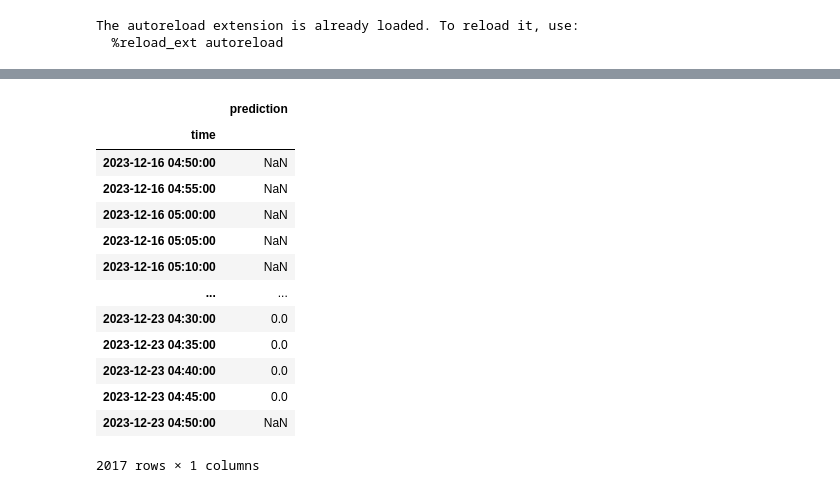
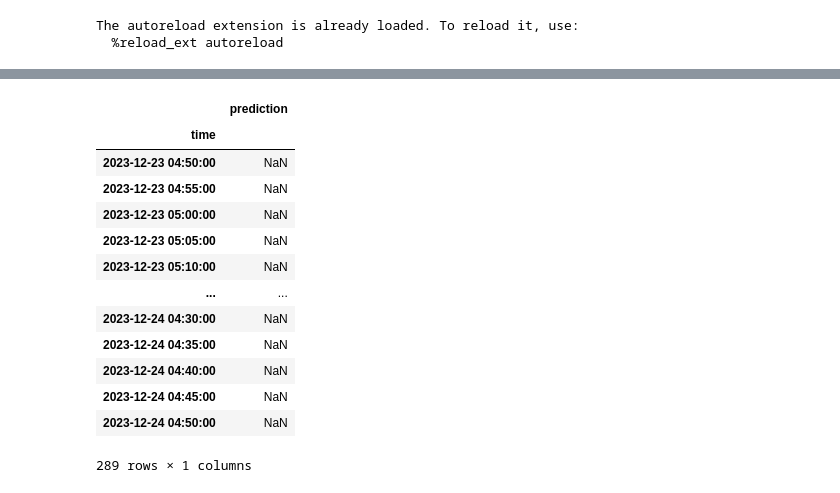
Before and after one commit to joliveros/exchange-data, a Jupyter notebook: notebooks/Predictions PNL.ipynb, the cells around one changed output, grey strips where cells are left out. Cells and saved outputs as stored; diff of their text form; code cells hidden in the pictures.

```diff
--- a/notebooks/Predictions PNL.ipynb
+++ b/notebooks/Predictions PNL.ipynb
@@ -42,7 +42,7 @@ The autoreload extension is already loaded. To reload it, use:
   %reload_ext autoreload
 # %%
 meas = 'prediction_UNFIUSDT'
-points = db.query(f'SELECT last(prediction) as prediction FROM {meas} WHERE time > now() - 7d GROUP BY time(5m)').get_points(meas)
+points = db.query(f'SELECT last(prediction) as prediction FROM {meas} WHERE time > now() - 1d GROUP BY time(5m)').get_points(meas)
 rows = []
 
 for data in points:
@@ -58,16 +58,16 @@ pred_df
 |  | prediction |
 | time |  |
-| 2023-12-16 04:50:00 | NaN |
-| 2023-12-16 04:55:00 | NaN |
-| 2023-12-16 05:00:00 | NaN |
-| 2023-12-16 05:05:00 | NaN |
-| 2023-12-16 05:10:00 | NaN |
+| 2023-12-23 04:50:00 | NaN |
+| 2023-12-23 04:55:00 | NaN |
+| 2023-12-23 05:00:00 | NaN |
+| 2023-12-23 05:05:00 | NaN |
+| 2023-12-23 05:10:00 | NaN |
 | ... | ... |
-| 2023-12-23 04:30:00 | 0.0 |
-| 2023-12-23 04:35:00 | 0.0 |
-| 2023-12-23 04:40:00 | 0.0 |
-| 2023-12-23 04:45:00 | 0.0 |
-| 2023-12-23 04:50:00 | NaN |
+| 2023-12-24 04:30:00 | NaN |
+| 2023-12-24 04:35:00 | NaN |
+| 2023-12-24 04:40:00 | NaN |
+| 2023-12-24 04:45:00 | NaN |
+| 2023-12-24 04:50:00 | NaN |
-2017 rows × 1 columns
+289 rows × 1 columns
 # %%
 meas = 'UNFIUSDT_OrderBookFrame'
```
Also changed, not shown: parts of 4 cells of this notebook, 5 other files.
